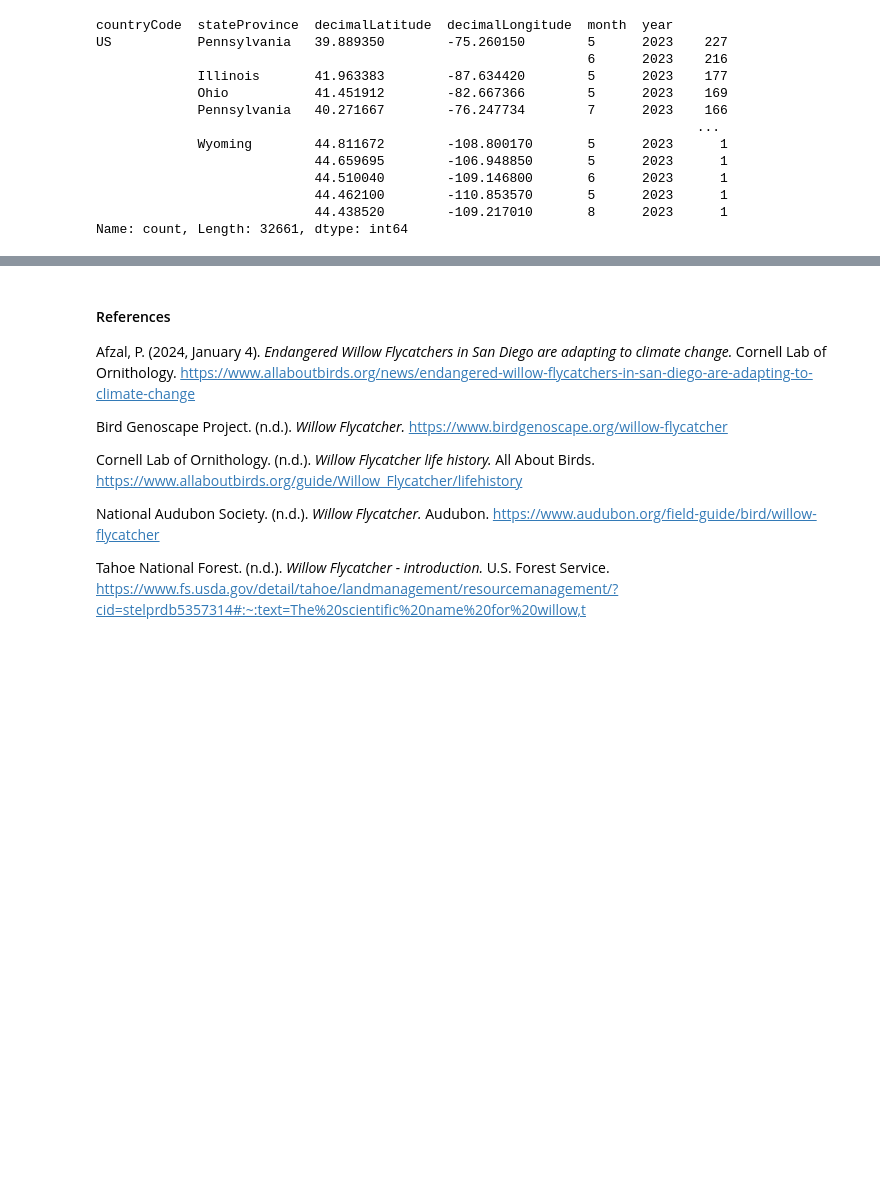
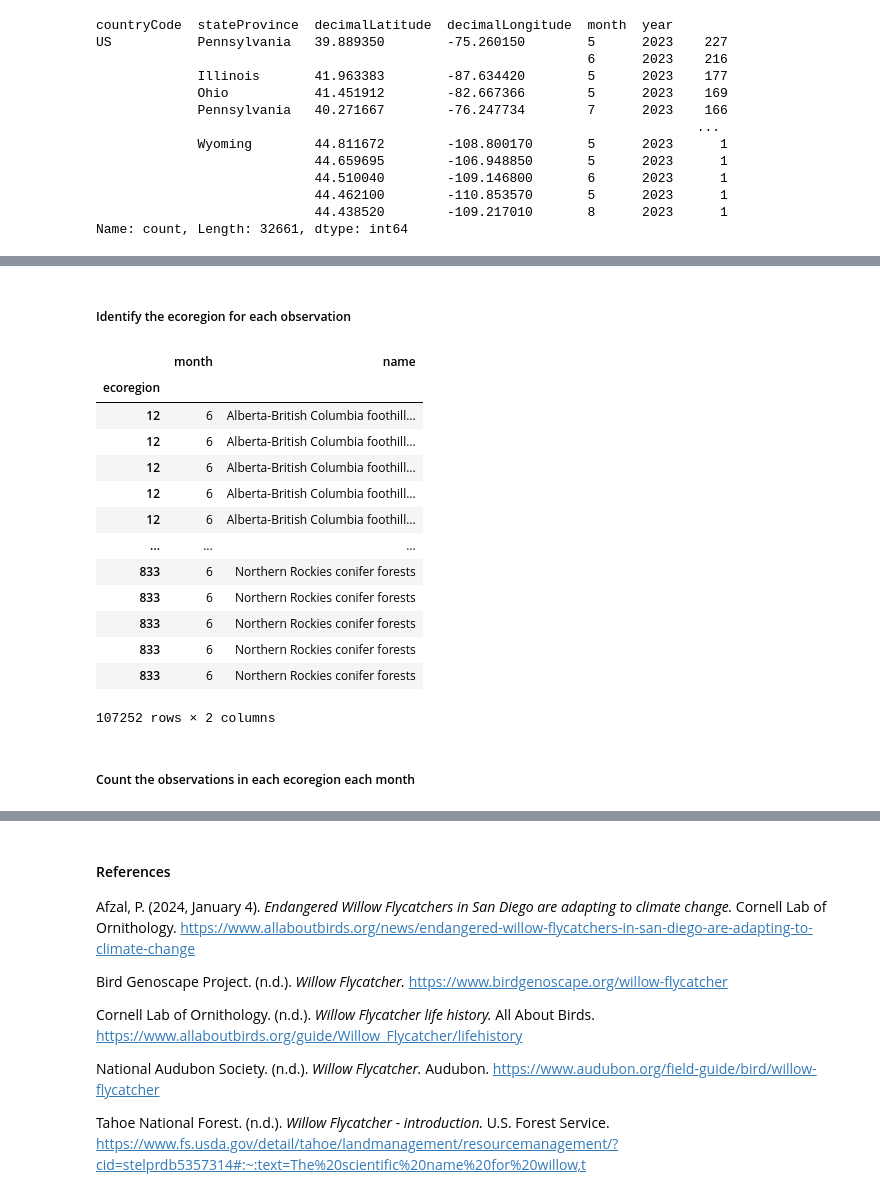
Before and after one commit to earthlab-education/species-distribution-coding-challenge-lauren-alexandra, a Jupyter notebook: portfolio_post/willow-flycatcher-distribution.ipynb, the cells around one changed output, grey strips where cells are left out. Cells and saved outputs as stored; diff of their text form; code cells hidden in the pictures; blank space fills up the shorter version.

```diff
--- a/portfolio_post/willow-flycatcher-distribution.ipynb
+++ b/portfolio_post/willow-flycatcher-distribution.ipynb
@@ -277,0 +287,35 @@ Name: count, Length: 212, dtype: int64
+# %% [markdown]
+##### Identify the ecoregion for each observation
+# %%
+gbif_ecoregion_gdf = (
+    ecoregions_gdf
+    # Match the coordinate reference system of the GBIF data and the ecoregions
+    # transform geometries to a new coordinate reference system
+    .to_crs(gdf_monthly.crs)
+    # Find ecoregion for each observation
+    # spatial join
+    .sjoin(
+        gdf_monthly,
+        how='inner',
+        predicate='contains')
+    # Select the required columns
+    [['month', 'name']]
+)
+gbif_ecoregion_gdf
+# %% [output]
+|  | month | name |
+| ecoregion |  |  |
+| 12 | 6 | Alberta-British Columbia foothill... |
+| 12 | 6 | Alberta-British Columbia foothill... |
+| 12 | 6 | Alberta-British Columbia foothill... |
+| 12 | 6 | Alberta-British Columbia foothill... |
+| 12 | 6 | Alberta-British Columbia foothill... |
+| ... | ... | ... |
+| 833 | 6 | Northern Rockies conifer forests |
+| 833 | 6 | Northern Rockies conifer forests |
+| 833 | 6 | Northern Rockies conifer forests |
+| 833 | 6 | Northern Rockies conifer forests |
+| 833 | 6 | Northern Rockies conifer forests |
+107252 rows × 2 columns
+# %% [markdown]
+##### Count the observations in each ecoregion each month
```
Also changed, not shown: parts of 33 cells of this notebook, 1 other file.
